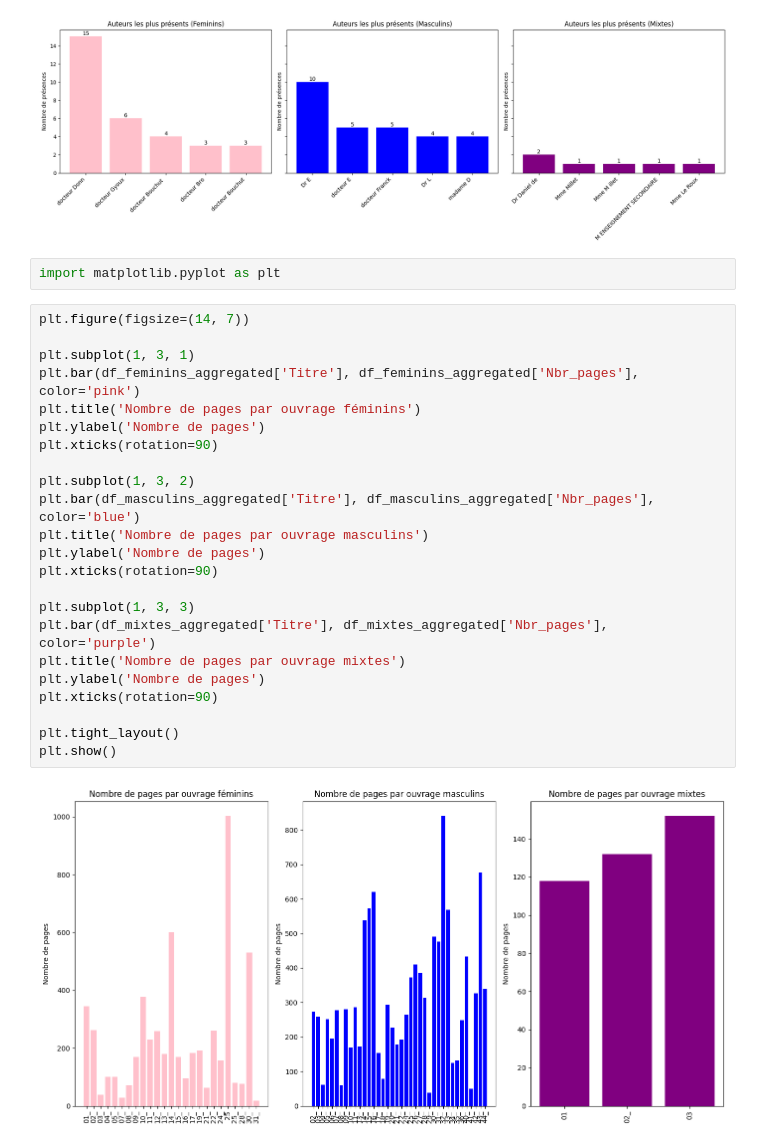
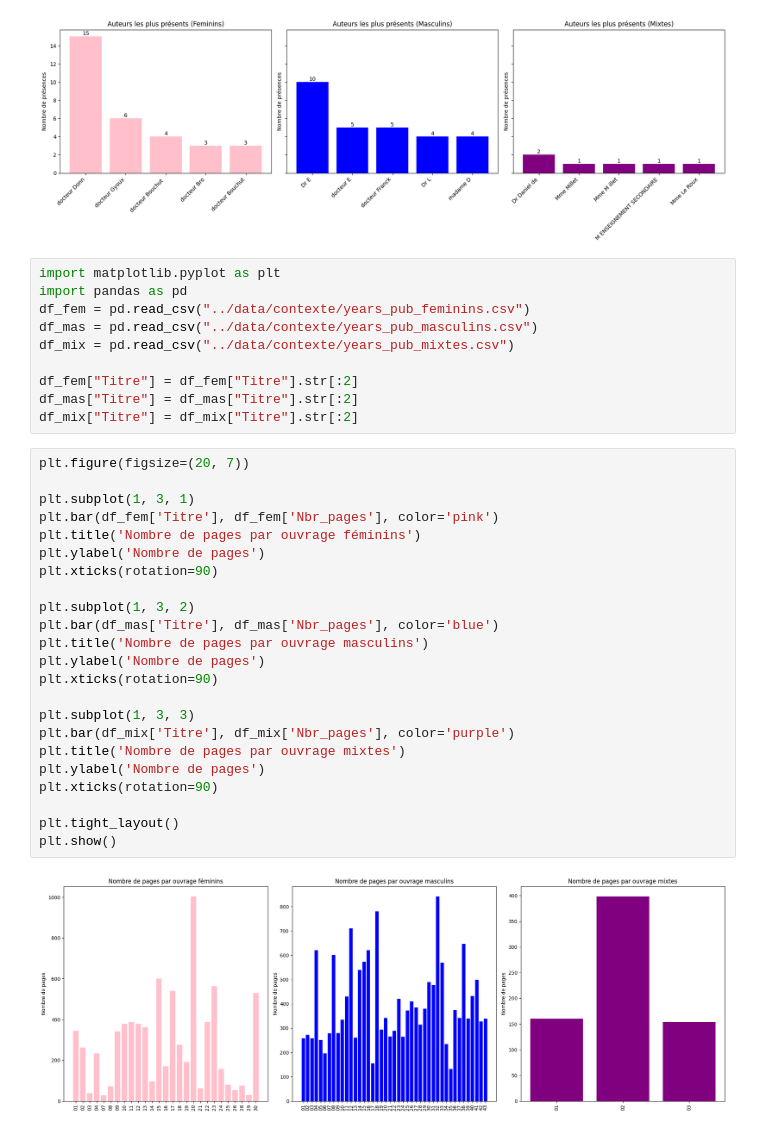
Before and after one commit to AlexleLion/semester_project, a Jupyter notebook: notebooks/exploration.ipynb, the cells around one changed output. Saved outputs shown, nothing was run; the diff lists cells and outputs as text.

```diff
--- a/notebooks/exploration.ipynb
+++ b/notebooks/exploration.ipynb
@@ -99,31 +99,39 @@ plt.tight_layout()
 plt.show()
 # %% [output]
 [figure]
-# %%
-import matplotlib.pyplot as plt
+# %%
+import matplotlib.pyplot as plt
+import pandas as pd
+df_fem = pd.read_csv("../data/contexte/years_pub_feminins.csv")
+df_mas = pd.read_csv("../data/contexte/years_pub_masculins.csv")
+df_mix = pd.read_csv("../data/contexte/years_pub_mixtes.csv")
+
+df_fem["Titre"] = df_fem["Titre"].str[:2]
+df_mas["Titre"] = df_mas["Titre"].str[:2]
+df_mix["Titre"] = df_mix["Titre"].str[:2]
 # %%
-plt.figure(figsize=(14, 7))
+plt.figure(figsize=(20, 7))
 
 plt.subplot(1, 3, 1)
-plt.bar(df_feminins_aggregated['Titre'], df_feminins_aggregated['Nbr_pages'], color='pink')
+plt.bar(df_fem['Titre'], df_fem['Nbr_pages'], color='pink')
 plt.title('Nombre de pages par ouvrage féminins')
 plt.ylabel('Nombre de pages')
 plt.xticks(rotation=90)
 
 plt.subplot(1, 3, 2)
-plt.bar(df_masculins_aggregated['Titre'], df_masculins_aggregated['Nbr_pages'], color='blue')
+plt.bar(df_mas['Titre'], df_mas['Nbr_pages'], color='blue')
 plt.title('Nombre de pages par ouvrage masculins')
 plt.ylabel('Nombre de pages')
 plt.xticks(rotation=90)
 
 plt.subplot(1, 3, 3)
-plt.bar(df_mixtes_aggregated['Titre'], df_mixtes_aggregated['Nbr_pages'], color='purple')
+plt.bar(df_mix['Titre'], df_mix['Nbr_pages'], color='purple')
 plt.title('Nombre de pages par ouvrage mixtes')
 plt.ylabel('Nombre de pages')
 plt.xticks(rotation=90)
 
 plt.tight_layout()
 plt.show()
 # %% [output]
-[figure, old version]
+[figure, new version]
 # %%
```
Also changed, not shown: parts of 6 cells of this notebook, 33 other files.
